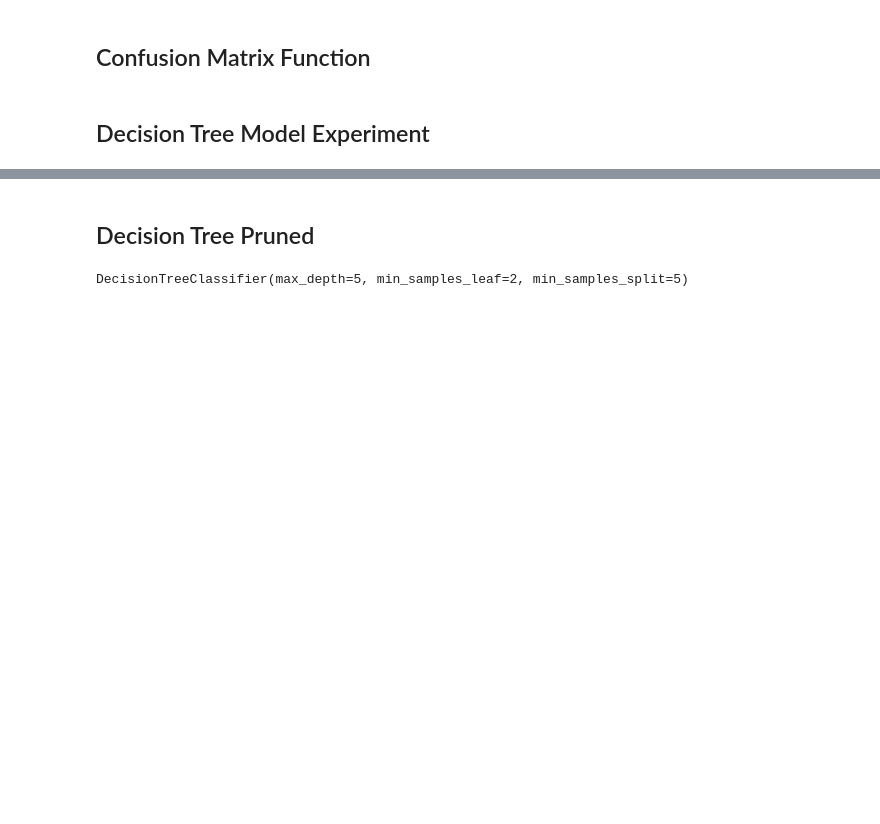
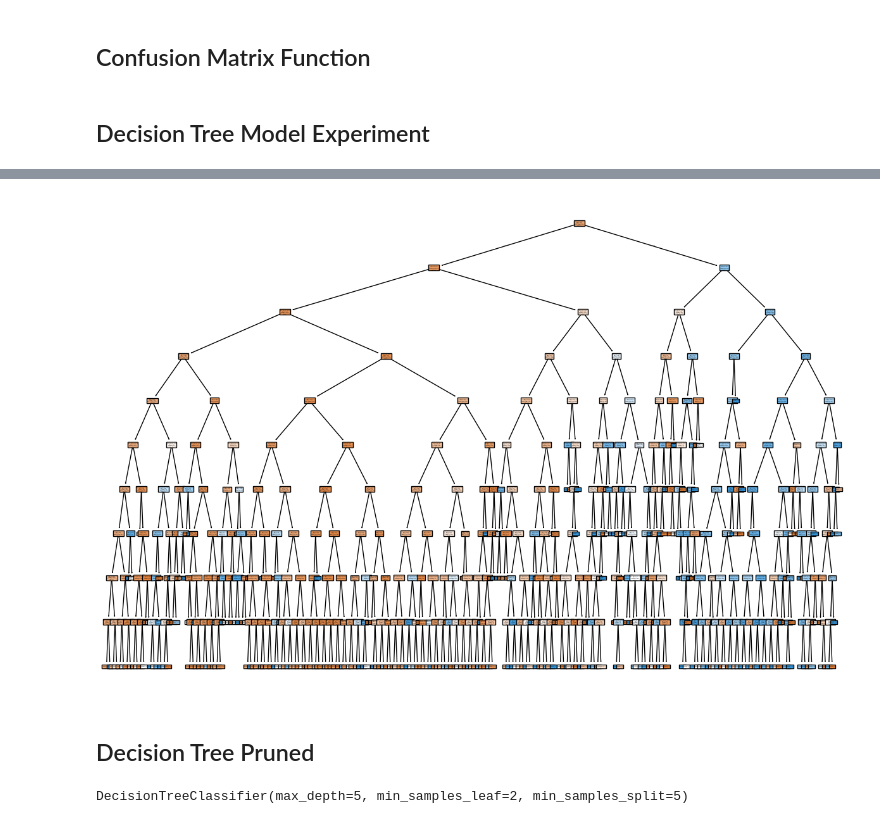
Before and after one commit to clarktommie/DTSC2302_Project1, a Jupyter notebook: DTSC_project1.ipynb, the cells around one changed output, grey strips where cells are left out. Saved outputs shown, nothing was run; the diff lists cells and outputs as text; code cells hidden in the pictures; blank space fills up the shorter version.

```diff
--- a/DTSC_project1.ipynb
+++ b/DTSC_project1.ipynb
@@ -126,3 +126,9 @@ plot_confusion_matrix(y_test, y_pred, 'Decision Tree Confusion Matrix')
+# %%
+## create a plot of the Decision Tree
+fig = plt.figure(figsize=(15, 10))
+_ = tree.plot_tree(dtree, feature_names=feature_names, class_names=target_names, filled=True)
+# %% [output]
+[figure, added]
 # %% [markdown]
 ## Decision Tree Pruned
 # %%
```
Also changed, not shown: parts of 4 cells of this notebook.
